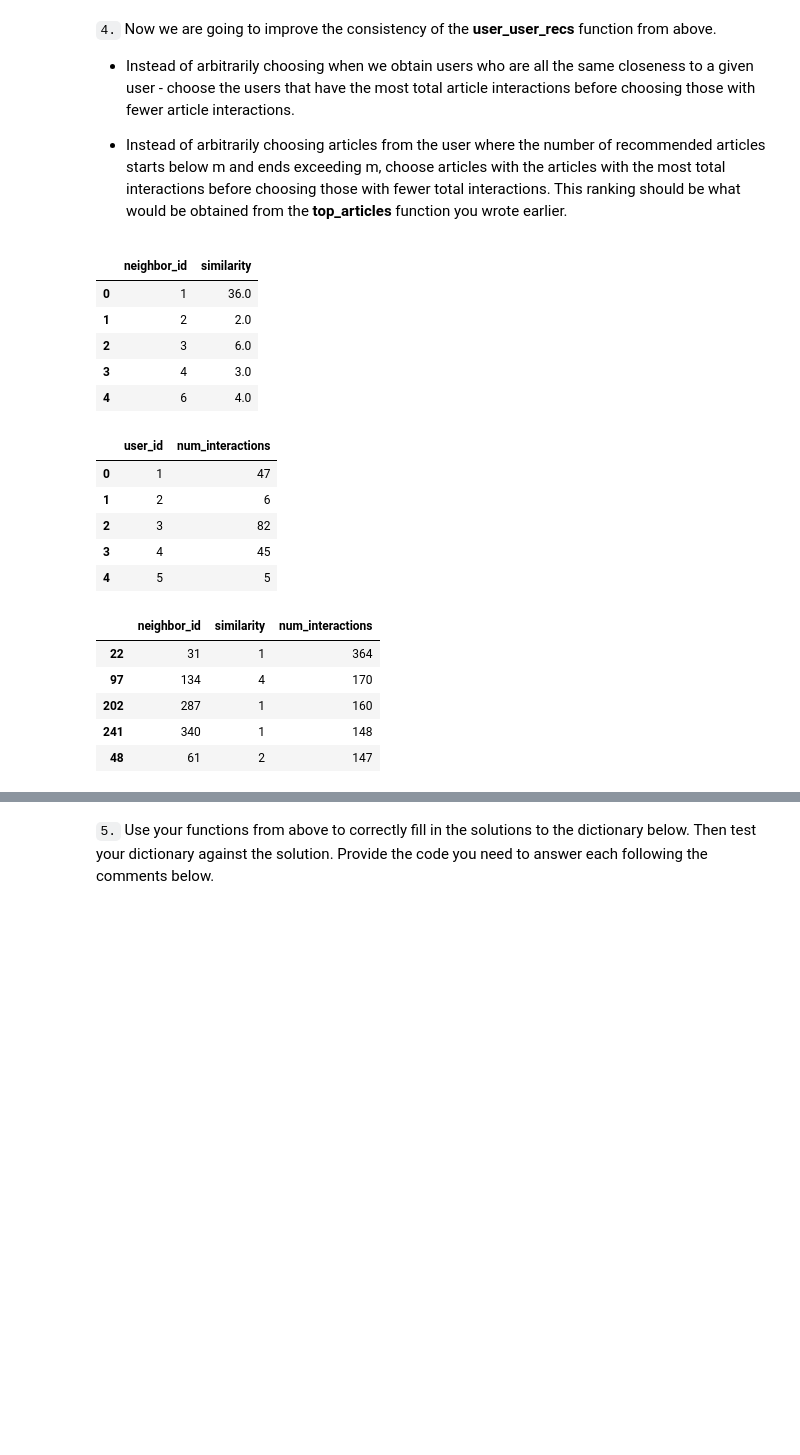
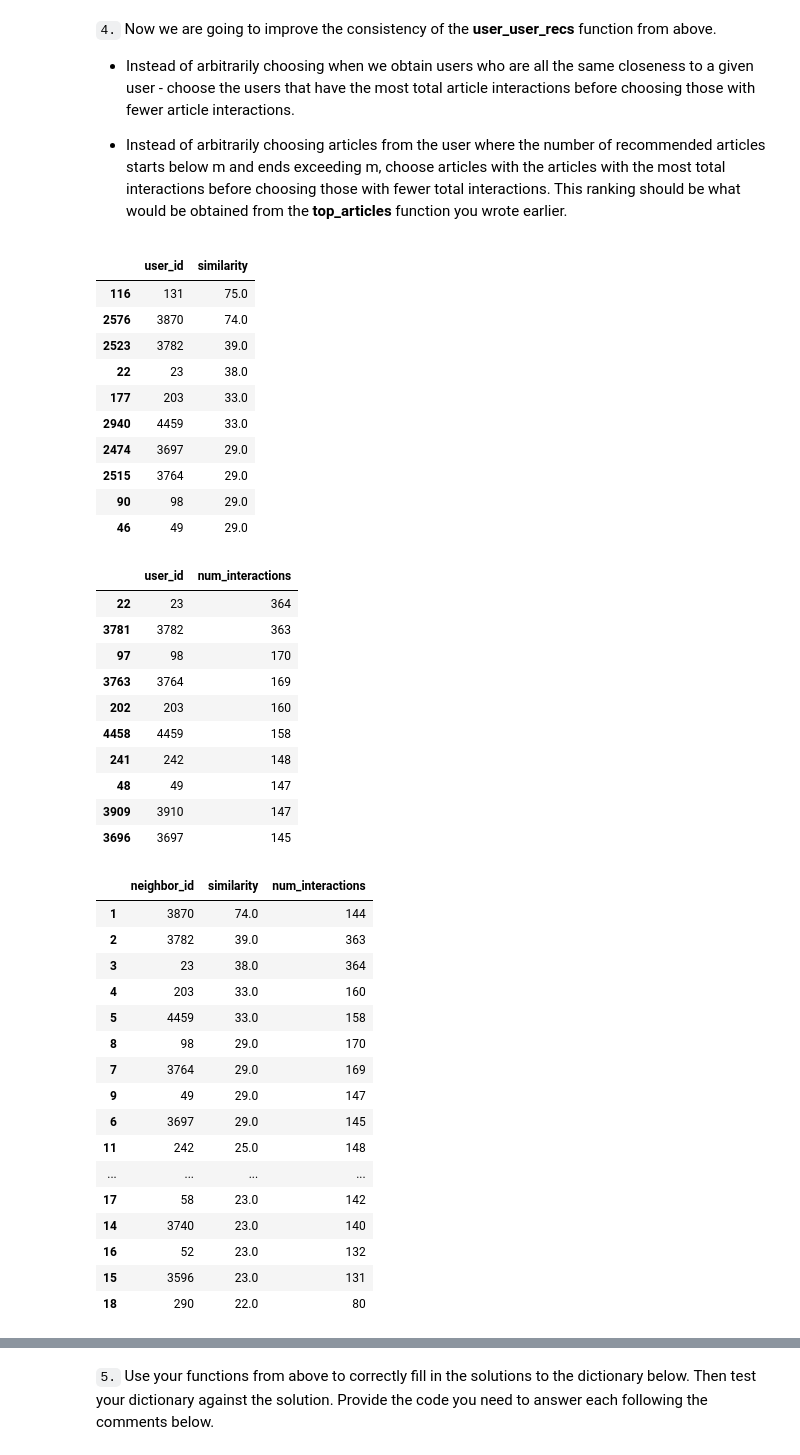
Before and after one commit to patlichengine/RecommendationEngine, a Jupyter notebook: Recommendations_with_IBM.ipynb, the cells around one changed output, grey strips where cells are left out. Saved outputs shown, nothing was run; the diff lists cells and outputs as text; code cells hidden in the pictures; blank space fills up the shorter version.

Commit message:
Updated the Recommendation function get_top_sorted_users

```diff
--- a/Recommendations_with_IBM.ipynb
+++ b/Recommendations_with_IBM.ipynb
@@ -546,47 +546,71 @@ If this is all you see, you passed all of our tests!  Nice job!
 * Instead of arbitrarily choosing articles from the user where the number of recommended articles starts below m and ends exceeding m, choose articles with the articles with the most total interactions before choosing those with fewer total interactions. This ranking should be  what would be obtained from the **top_articles** function you wrote earlier.
 # %%
 user_content_matrix = user_item.dot(np.transpose(user_item))
-current_user_content = user_content_matrix.loc[1, :]
+current_user_content = user_content_matrix.loc[131, :]
 # %%
 similarity_df = pd.DataFrame(current_user_content[current_user_content.values>0])
 similarity_df.reset_index(level=0, inplace=True)
-similarity_df.rename(columns={"user_id": "neighbor_id", 1: "similarity"}, inplace=True)
-similarity_df.head()
+similarity_df.rename(columns={131: "similarity"}, inplace=True)
+similarity_df = similarity_df.sort_values(['similarity'], ascending=False)
+similarity_df.head(10)
 # %% [output]
-|  | neighbor_id | similarity |
-| 0 | 1 | 36.0 |
-| 1 | 2 | 2.0 |
-| 2 | 3 | 6.0 |
-| 3 | 4 | 3.0 |
-| 4 | 6 | 4.0 |
+|  | user_id | similarity |
+| 116 | 131 | 75.0 |
+| 2576 | 3870 | 74.0 |
+| 2523 | 3782 | 39.0 |
+| 22 | 23 | 38.0 |
+| 177 | 203 | 33.0 |
+| 2940 | 4459 | 33.0 |
+| 2474 | 3697 | 29.0 |
+| 2515 | 3764 | 29.0 |
+| 90 | 98 | 29.0 |
+| 46 | 49 | 29.0 |
 # %%
-interaction_df = pd.DataFrame(df.groupby(by='user_id').count()['article_id'])
+interaction_df = pd.DataFrame(df.groupby('user_id')['article_id'].count())
 interaction_df.reset_index(level=0, inplace=True)
 interaction_df.rename(columns = {'article_id': 'num_interactions'}, inplace=True)
-interaction_df.head()
+interaction_df = interaction_df.sort_values(['num_interactions'], ascending=False)
+interaction_df.head(10)
 # %% [output]
 |  | user_id | num_interactions |
-| 0 | 1 | 47 |
-| 1 | 2 | 6 |
-| 2 | 3 | 82 |
-| 3 | 4 | 45 |
-| 4 | 5 | 5 |
+| 22 | 23 | 364 |
+| 3781 | 3782 | 363 |
+| 97 | 98 | 170 |
+| 3763 | 3764 | 169 |
+| 202 | 203 | 160 |
+| 4458 | 4459 | 158 |
+| 241 | 242 | 148 |
+| 48 | 49 | 147 |
+| 3909 | 3910 | 147 |
+| 3696 | 3697 | 145 |
 # %%
-neighbors_df = pd.concat([similarity_df, interaction_df], axis=1, join="inner")
-del neighbors_df['user_id']
-neighbors_df = neighbors_df[neighbors_df['neighbor_id'] != 1].sort_values(['num_interactions', 'similarity'], ascending=[False, False])
+#neighbors_df = pd.concat([similarity_df, interaction_df], axis=1, join="inner")
+neighbors_df = pd.merge(similarity_df, interaction_df, on=["user_id"])
+neighbors_df = neighbors_df.rename(columns={'user_id':'neighbor_id'})
+neighbors_df = neighbors_df[neighbors_df['neighbor_id'] != 131].sort_values(['similarity', 'num_interactions'], ascending=[False, False])
 
 list(neighbors_df['neighbor_id'])
 
-neighbors_df.head()
+neighbors_df.head(18)
 #len(close_user_ids)
 # %% [output]
 |  | neighbor_id | similarity | num_interactions |
-| 22 | 31 | 1 | 364 |
-| 97 | 134 | 4 | 170 |
-| 202 | 287 | 1 | 160 |
-| 241 | 340 | 1 | 148 |
-| 48 | 61 | 2 | 147 |
+| 1 | 3870 | 74.0 | 144 |
+| 2 | 3782 | 39.0 | 363 |
+| 3 | 23 | 38.0 | 364 |
+| 4 | 203 | 33.0 | 160 |
+| 5 | 4459 | 33.0 | 158 |
+| 8 | 98 | 29.0 | 170 |
+| 7 | 3764 | 29.0 | 169 |
+| 9 | 49 | 29.0 | 147 |
+| 6 | 3697 | 29.0 | 145 |
+| 11 | 242 | 25.0 | 148 |
+| ... | ... | ... | ... |
+| 17 | 58 | 23.0 | 142 |
+| 14 | 3740 | 23.0 | 140 |
+| 16 | 52 | 23.0 | 132 |
+| 15 | 3596 | 23.0 | 131 |
+| 18 | 290 | 22.0 | 80 |
 # %%
 def get_top_sorted_users(user_id, df=df, user_item=user_item):
     '''
```
Also changed, not shown: parts of 6 cells of this notebook, 2 other files.
